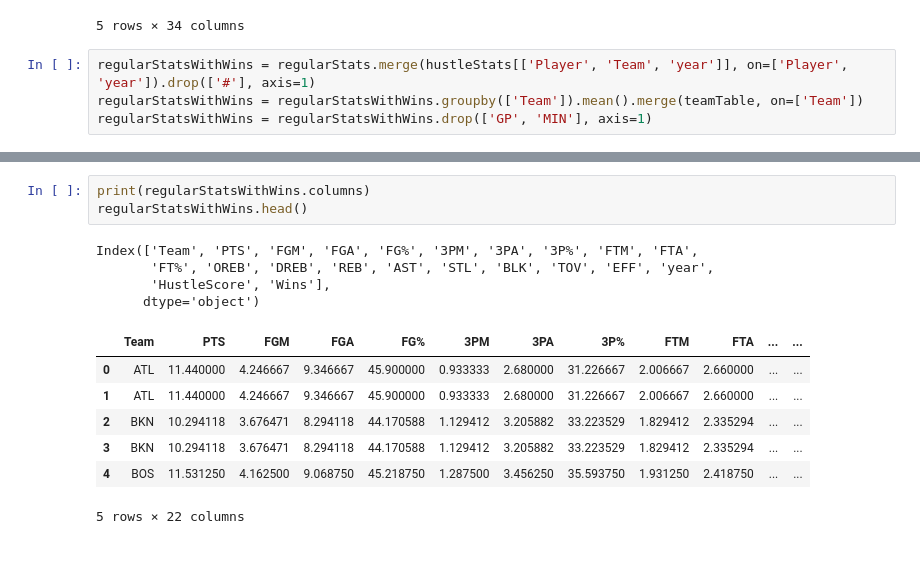
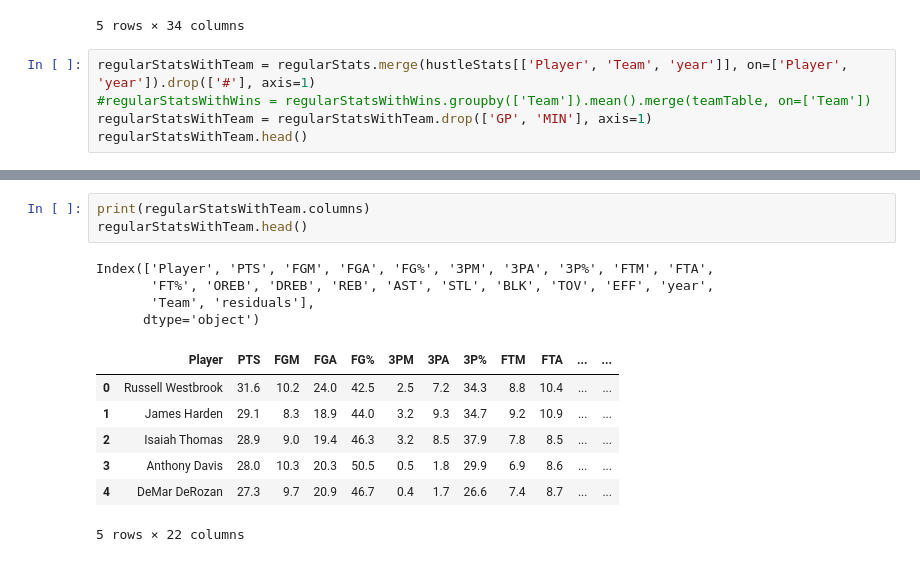
Before and after one commit to yairfax/CMSC320-final-project, a Jupyter notebook: Yair-Final-Project.ipynb, the cells around one changed output, grey strips where cells are left out. Saved outputs shown, nothing was run; the diff lists cells and outputs as text.

```diff
--- a/Yair-Final-Project.ipynb
+++ b/Yair-Final-Project.ipynb
@@ -498,6 +492,7 @@ allStats.head()
 | 6 | Draymond Green | GSW | 27 | 76 | 32.5 | 2.3 | 3.9 | 1.2 | ... |
 5 rows × 34 columns
 # %%
-regularStatsWithWins = regularStats.merge(hustleStats[['Player', 'Team', 'year']], on=['Player', 'year']).drop(['#'], axis=1)
-regularStatsWithWins = regularStatsWithWins.groupby(['Team']).mean().merge(teamTable, on=['Team'])
-regularStatsWithWins = regularStatsWithWins.drop(['GP', 'MIN'], axis=1)
+regularStatsWithTeam = regularStats.merge(hustleStats[['Player', 'Team', 'year']], on=['Player', 'year']).drop(['#'], axis=1)
+#regularStatsWithWins = regularStatsWithWins.groupby(['Team']).mean().merge(teamTable, on=['Team'])
+regularStatsWithTeam = regularStatsWithTeam.drop(['GP', 'MIN'], axis=1)
+regularStatsWithTeam.head()
@@ -504,17 +507,17 @@ regularStatsWithWins = regularStatsWithWins.drop(['GP', 'MIN'], axis=1)
 # %%
-print(regularStatsWithWins.columns)
-regularStatsWithWins.head()
+print(regularStatsWithTeam.columns)
+regularStatsWithTeam.head()
 # %% [output]
-Index(['Team', 'PTS', 'FGM', 'FGA', 'FG%', '3PM', '3PA', '3P%', 'FTM', 'FTA',
+Index(['Player', 'PTS', 'FGM', 'FGA', 'FG%', '3PM', '3PA', '3P%', 'FTM', 'FTA',
        'FT%', 'OREB', 'DREB', 'REB', 'AST', 'STL', 'BLK', 'TOV', 'EFF', 'year',
-       'HustleScore', 'Wins'],
+       'Team', 'residuals'],
       dtype='object')
-|  | Team | PTS | FGM | FGA | FG% | 3PM | 3PA | 3P% | FTM | FTA | ... | ... |
-| 0 | ATL | 11.440000 | 4.246667 | 9.346667 | 45.900000 | 0.933333 | 2.680000 | 31.226667 | 2.006667 | 2.660000 | ... | ... |
-| 1 | ATL | 11.440000 | 4.246667 | 9.346667 | 45.900000 | 0.933333 | 2.680000 | 31.226667 | 2.006667 | 2.660000 | ... | ... |
-| 2 | BKN | 10.294118 | 3.676471 | 8.294118 | 44.170588 | 1.129412 | 3.205882 | 33.223529 | 1.829412 | 2.335294 | ... | ... |
-| 3 | BKN | 10.294118 | 3.676471 | 8.294118 | 44.170588 | 1.129412 | 3.205882 | 33.223529 | 1.829412 | 2.335294 | ... | ... |
-| 4 | BOS | 11.531250 | 4.162500 | 9.068750 | 45.218750 | 1.287500 | 3.456250 | 35.593750 | 1.931250 | 2.418750 | ... | ... |
+|  | Player | PTS | FGM | FGA | FG% | 3PM | 3PA | 3P% | FTM | FTA | ... | ... |
+| 0 | Russell Westbrook | 31.6 | 10.2 | 24.0 | 42.5 | 2.5 | 7.2 | 34.3 | 8.8 | 10.4 | ... | ... |
+| 1 | James Harden | 29.1 | 8.3 | 18.9 | 44.0 | 3.2 | 9.3 | 34.7 | 9.2 | 10.9 | ... | ... |
+| 2 | Isaiah Thomas | 28.9 | 9.0 | 19.4 | 46.3 | 3.2 | 8.5 | 37.9 | 7.8 | 8.5 | ... | ... |
+| 3 | Anthony Davis | 28.0 | 10.3 | 20.3 | 50.5 | 0.5 | 1.8 | 29.9 | 6.9 | 8.6 | ... | ... |
+| 4 | DeMar DeRozan | 27.3 | 9.7 | 20.9 | 46.7 | 0.4 | 1.7 | 26.6 | 7.4 | 8.7 | ... | ... |
 5 rows × 22 columns
 # %%
 regularStatsReg = LinearRegression()
```
Also changed, not shown: parts of 17 cells of this notebook, 1 other file.
